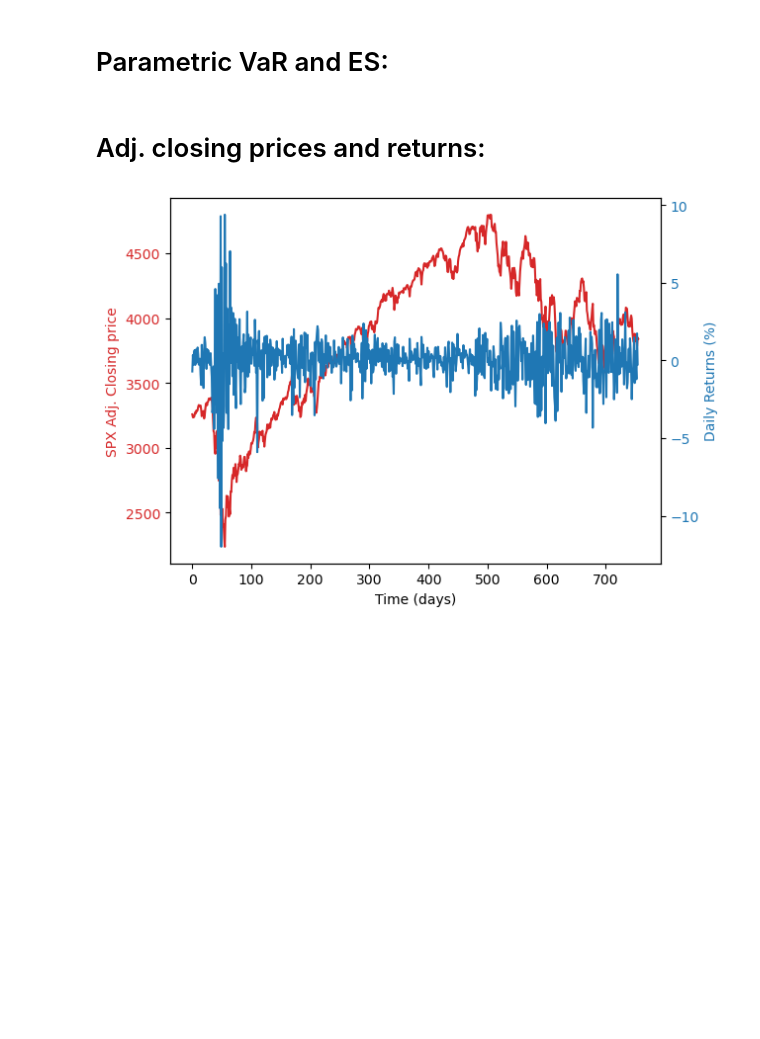
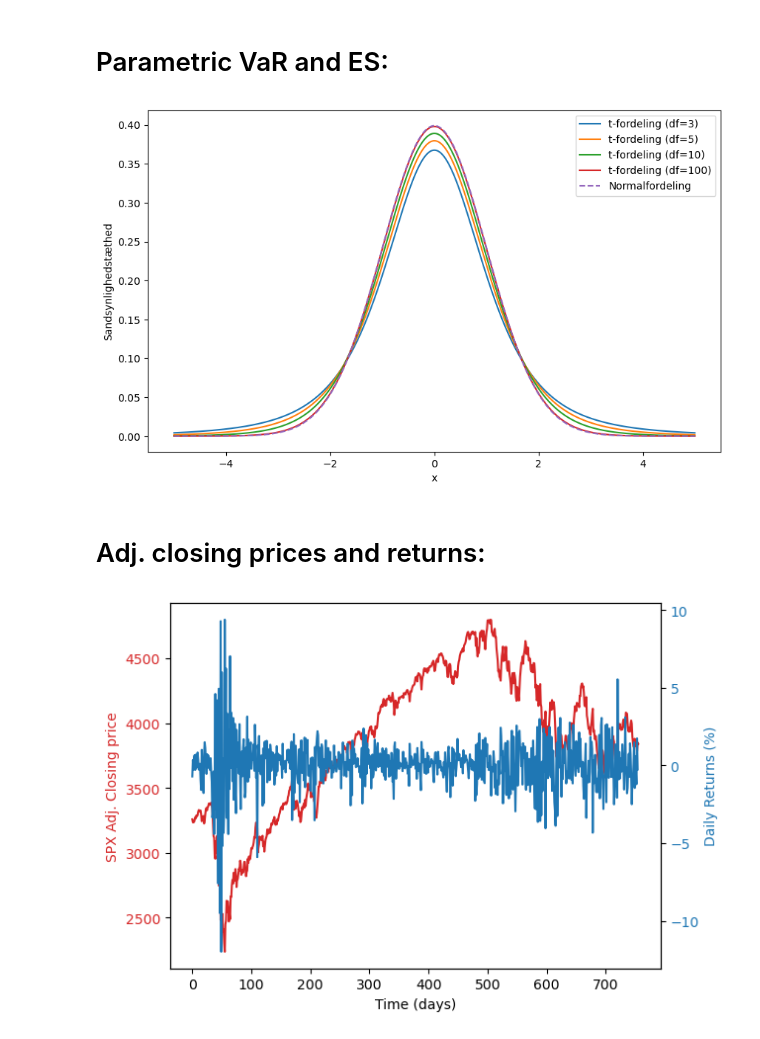
Before and after one commit to flk823/Bachelorprojekt---Backtesting-Expected-Shortfall, a Jupyter notebook: Application of SPX.ipynb, the cells around one changed output. Saved outputs shown, nothing was run; the diff lists cells and outputs as text; code cells hidden in the pictures; blank space fills up the shorter version.

```diff
--- a/Application of SPX.ipynb
+++ b/Application of SPX.ipynb
@@ -60,3 +62,35 @@ def ES(alpha = 0.975, sigma2 = 1, mu = 0, shift = 0, scale = 1, df=None, type='N
+# %%
+# Definer frihedsgrader for t-fordelingerne
+degrees_of_freedom = [3, 5, 10, 100]
+
+# Generer værdier for x-aksen
+x = np.linspace(-5, 5, 1000)
+
+# Opret en figur og en akse med hvid baggrund
+fig, ax = plt.subplots(figsize=(10, 6), facecolor='white')
+ax.set_facecolor('white')
+
+# Plot t-fordelinger
+for df in degrees_of_freedom:
+    t_dist = t(df)
+    ax.plot(x, t_dist.pdf(x), label=f't-fordeling (df={df})')
+
+# Plot normalfordelingen
+normal_dist = norm()
+ax.plot(x, normal_dist.pdf(x), label='Normalfordeling', linestyle='--')
+
+# Tilføj titler og labels
+ax.set_xlabel('x')
+ax.set_ylabel('Sandsynlighedstæthed')
+ax.legend()
+
+# Deaktiver gitter
+ax.grid(False)
+
+# Vis plottet
+plt.show()
+# %% [output]
+[figure, added]
 # %% [markdown]
 # Adj. closing prices and returns:
 # %%
```
Also changed, not shown: parts of 1 cell of this notebook.
